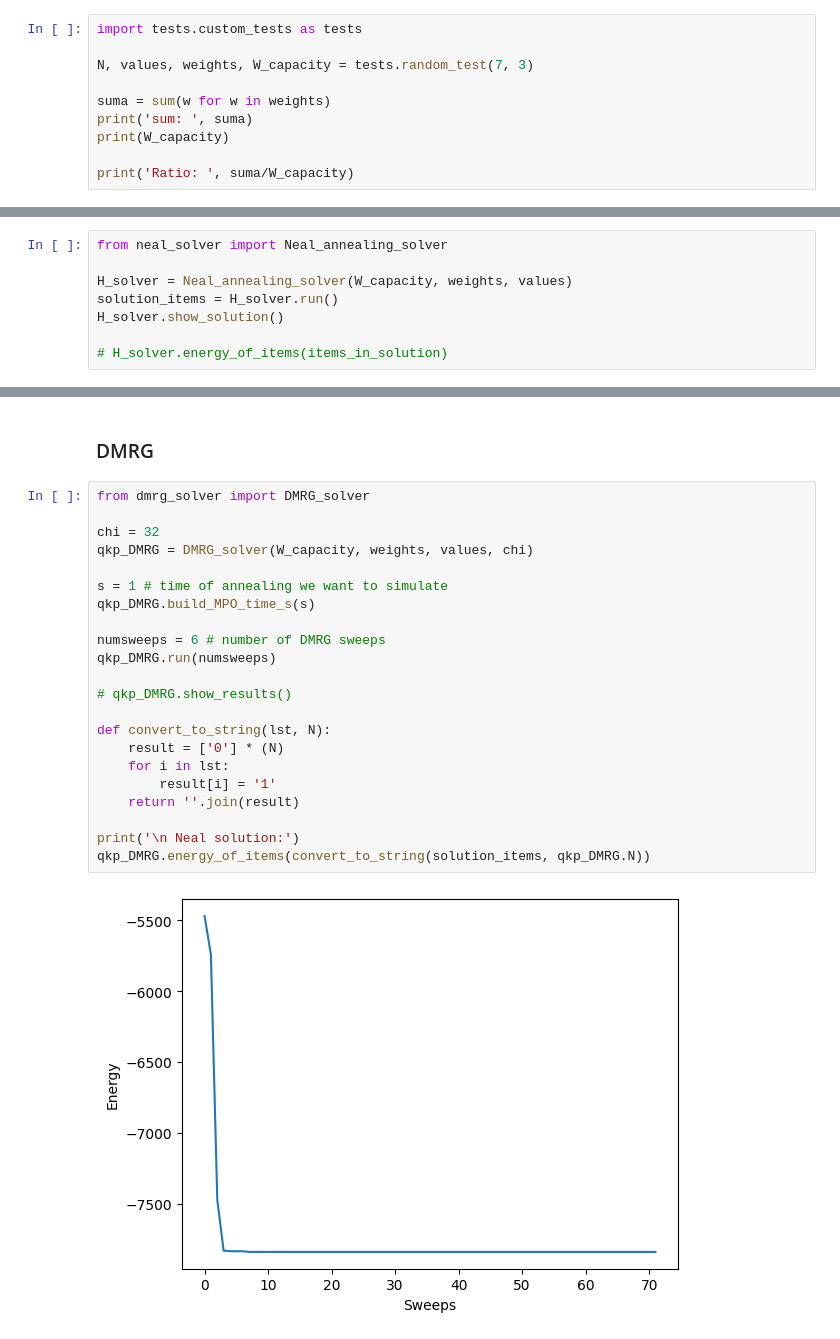
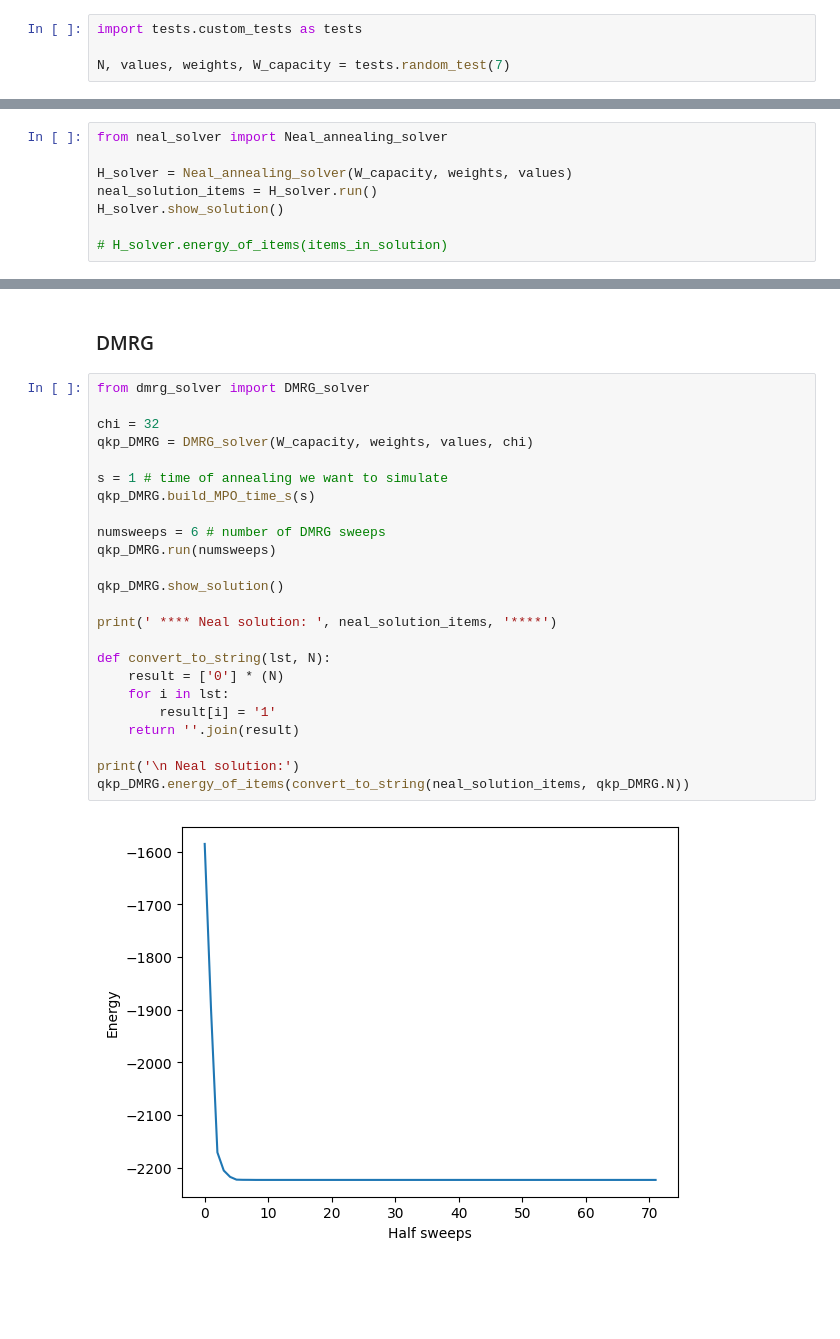
Before and after one commit to MiquelAlberti2/Quantum-annealing-and-tensor-networks, a Jupyter notebook: solutions.ipynb, the cells around one changed output, grey strips where cells are left out. Drawn from its saved outputs; the diff is of its cells as text; blank space fills up the shorter version.

Commit message:
DMRG works

```diff
--- a/solutions.ipynb
+++ b/solutions.ipynb
@@ -3,10 +3,4 @@
 # %%
 import tests.custom_tests as tests
 
-N, values, weights, W_capacity = tests.random_test(7, 3)
-
-suma = sum(w for w in weights)
-print('sum: ', suma)
-print(W_capacity)
-
-print('Ratio: ', suma/W_capacity)
+N, values, weights, W_capacity = tests.random_test(7)
@@ -35,7 +60,7 @@ Energy: -42.735
 from neal_solver import Neal_annealing_solver
 
 H_solver = Neal_annealing_solver(W_capacity, weights, values)
-solution_items = H_solver.run()
+neal_solution_items = H_solver.run()
 H_solver.show_solution()
 
 # H_solver.energy_of_items(items_in_solution)
@@ -78,24 +102,26 @@ Energy: -48.355
 # %%
 from dmrg_solver import DMRG_solver
 
 chi = 32
 qkp_DMRG = DMRG_solver(W_capacity, weights, values, chi)
 
 s = 1 # time of annealing we want to simulate
 qkp_DMRG.build_MPO_time_s(s)
 
 numsweeps = 6 # number of DMRG sweeps
 qkp_DMRG.run(numsweeps)
 
-# qkp_DMRG.show_results()
+qkp_DMRG.show_solution()
+
+print(' **** Neal solution: ', neal_solution_items, '****')
 
 def convert_to_string(lst, N):
     result = ['0'] * (N)
     for i in lst:
         result[i] = '1'
     return ''.join(result)
 
 print('\n Neal solution:')
-qkp_DMRG.energy_of_items(convert_to_string(solution_items, qkp_DMRG.N))
+qkp_DMRG.energy_of_items(convert_to_string(neal_solution_items, qkp_DMRG.N))
 # %% [output]
-[figure, old version]
+[figure, new version]
```
Also changed, not shown: parts of 9 cells of this notebook, 9 other files.
